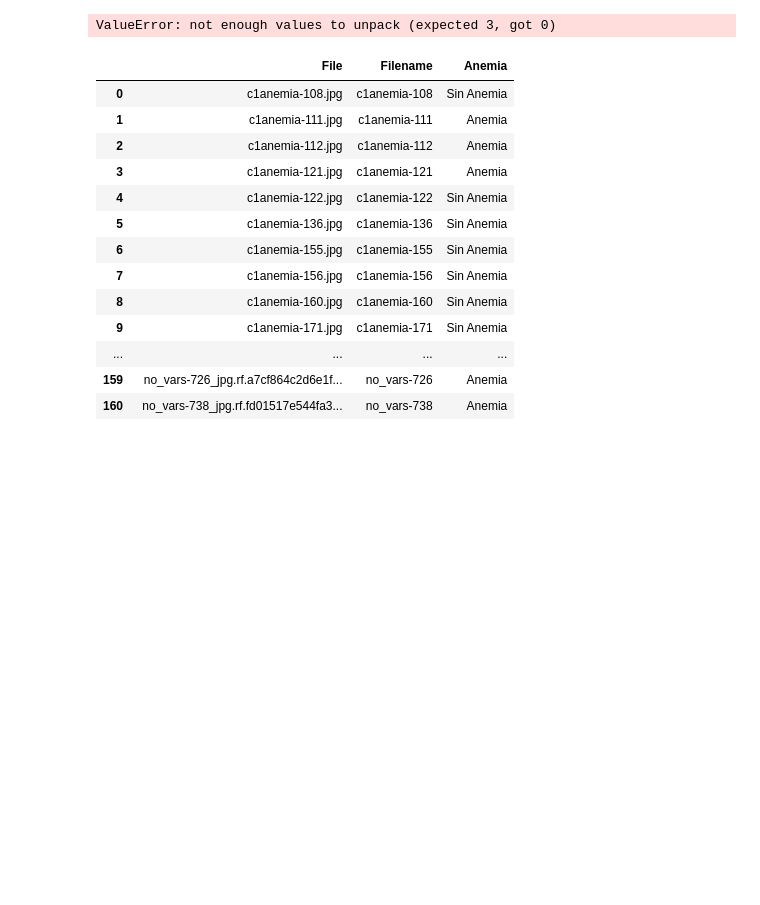
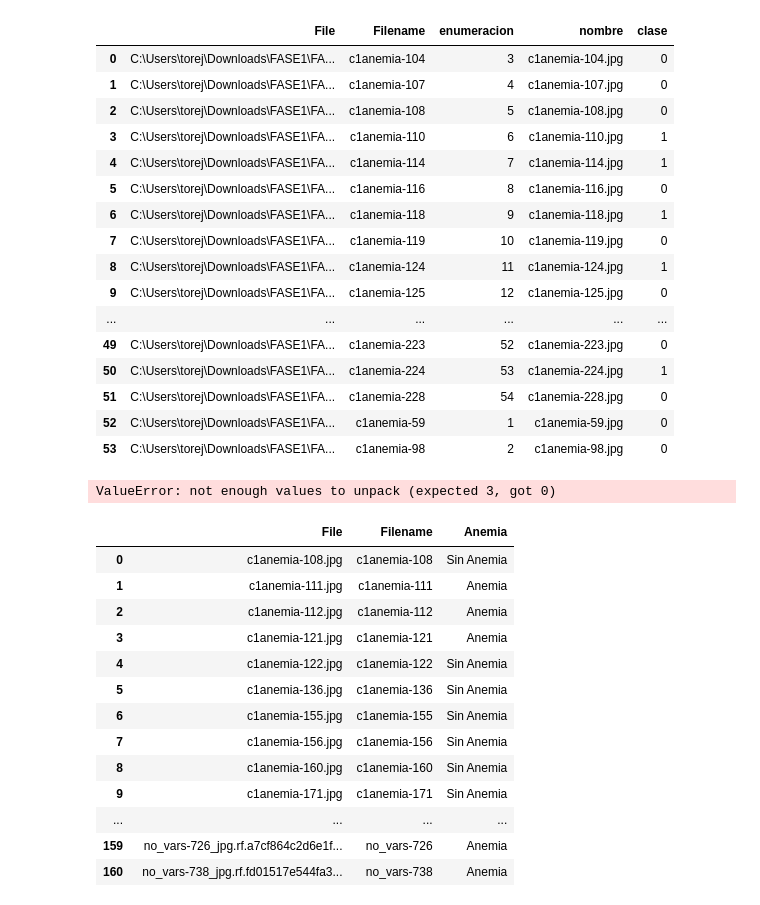
Before and after one commit to donpapitoskey/proyectoVision, a Jupyter notebook: model creation.ipynb, the cells around one changed output. Saved outputs shown, nothing was run; the diff lists cells and outputs as text; code cells hidden in the pictures; blank space fills up the shorter version.

```diff
--- a/model creation.ipynb
+++ b/model creation.ipynb
@@ -74,0 +64,3 @@ dataframe['Filename'] = dataframe.File.apply(lambda x: x.split('.')[0])
+# %%
+valdf['Filename'] =valdf['nombre'].apply(lambda x: x.split('.')[0])
+valdf
@@ -81,3 +170,26 @@ df.drop(columns=['Enumeracion ', 'imagename'], inplace=True)
+# %%
+df_val = pd.merge(dataframe_valid,valdf, on='Filename')
+#dataframe_valid['Filename']
+#dataframe_valid['File'][0]
+df_val
+# %% [output]
+|  | File | Filename | enumeracion | nombre | clase |
+| 0 | C:\Users\torej\Downloads\FASE1\FA... | c1anemia-104 | 3 | c1anemia-104.jpg | 0 |
+| 1 | C:\Users\torej\Downloads\FASE1\FA... | c1anemia-107 | 4 | c1anemia-107.jpg | 0 |
+| 2 | C:\Users\torej\Downloads\FASE1\FA... | c1anemia-108 | 5 | c1anemia-108.jpg | 0 |
+| 3 | C:\Users\torej\Downloads\FASE1\FA... | c1anemia-110 | 6 | c1anemia-110.jpg | 1 |
+| 4 | C:\Users\torej\Downloads\FASE1\FA... | c1anemia-114 | 7 | c1anemia-114.jpg | 1 |
+| 5 | C:\Users\torej\Downloads\FASE1\FA... | c1anemia-116 | 8 | c1anemia-116.jpg | 0 |
+| 6 | C:\Users\torej\Downloads\FASE1\FA... | c1anemia-118 | 9 | c1anemia-118.jpg | 1 |
+| 7 | C:\Users\torej\Downloads\FASE1\FA... | c1anemia-119 | 10 | c1anemia-119.jpg | 0 |
+| 8 | C:\Users\torej\Downloads\FASE1\FA... | c1anemia-124 | 11 | c1anemia-124.jpg | 1 |
+| 9 | C:\Users\torej\Downloads\FASE1\FA... | c1anemia-125 | 12 | c1anemia-125.jpg | 0 |
+| ... | ... | ... | ... | ... | ... |
+| 49 | C:\Users\torej\Downloads\FASE1\FA... | c1anemia-223 | 52 | c1anemia-223.jpg | 0 |
+| 50 | C:\Users\torej\Downloads\FASE1\FA... | c1anemia-224 | 53 | c1anemia-224.jpg | 1 |
+| 51 | C:\Users\torej\Downloads\FASE1\FA... | c1anemia-228 | 54 | c1anemia-228.jpg | 0 |
+| 52 | C:\Users\torej\Downloads\FASE1\FA... | c1anemia-59 | 1 | c1anemia-59.jpg | 0 |
+| 53 | C:\Users\torej\Downloads\FASE1\FA... | c1anemia-98 | 2 | c1anemia-98.jpg | 0 |
 # %%
 image = cv2.imread('c1anemia-396.jpg')
 r,b,g = cv2.split(image)
```
Also changed, not shown: parts of 15 cells of this notebook, 1 other file.
